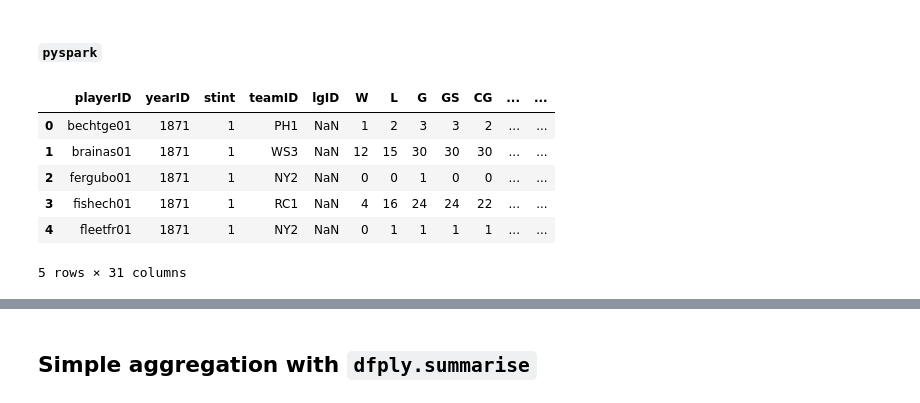
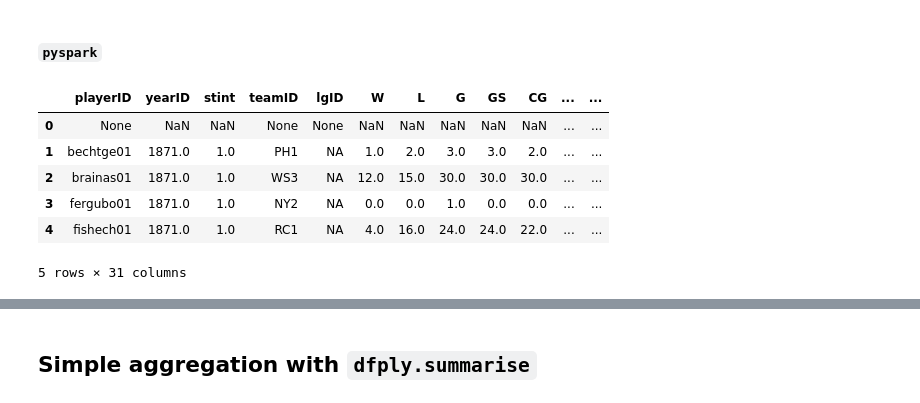
Before and after one commit to SMiertschin/DSCI430, a Jupyter notebook: 2_5_Aggregation_SM.ipynb, the cells around one changed output, grey strips where cells are left out. Drawn from its saved outputs; the diff is of its cells as text; code cells hidden in the pictures.

```diff
--- a/2_5_Aggregation_SM.ipynb
+++ b/2_5_Aggregation_SM.ipynb
@@ -84,21 +84,22 @@ pd.read_sql_query(stmt, con=pitching_eng)
 # %%
 from pyspark.sql import SparkSession
 from more_pyspark import get_spark_types, to_pandas
 
 spark = SparkSession.builder.appName('Ops').getOrCreate()
 
 schema = get_spark_types(pitching, keys=['id'])
 
-pitching_spark = spark.createDataFrame(pitching, schema=schema)
+#pitching_spark = spark.createDataFrame(pitching, schema=schema)
+pitching_spark = spark.read.csv('./Data/baseball/core/Pitching.csv',schema=schema)
 (pitching_spark.
    take(5)) >> to_pandas
 # %% [output]
 |  | playerID | yearID | stint | teamID | lgID | W | L | G | GS | CG | ... | ... |
-| 0 | bechtge01 | 1871 | 1 | PH1 | NaN | 1 | 2 | 3 | 3 | 2 | ... | ... |
-| 1 | brainas01 | 1871 | 1 | WS3 | NaN | 12 | 15 | 30 | 30 | 30 | ... | ... |
-| 2 | fergubo01 | 1871 | 1 | NY2 | NaN | 0 | 0 | 1 | 0 | 0 | ... | ... |
-| 3 | fishech01 | 1871 | 1 | RC1 | NaN | 4 | 16 | 24 | 24 | 22 | ... | ... |
-| 4 | fleetfr01 | 1871 | 1 | NY2 | NaN | 0 | 1 | 1 | 1 | 1 | ... | ... |
+| 0 | None | NaN | NaN | None | None | NaN | NaN | NaN | NaN | NaN | ... | ... |
+| 1 | bechtge01 | 1871.0 | 1.0 | PH1 | NA | 1.0 | 2.0 | 3.0 | 3.0 | 2.0 | ... | ... |
+| 2 | brainas01 | 1871.0 | 1.0 | WS3 | NA | 12.0 | 15.0 | 30.0 | 30.0 | 30.0 | ... | ... |
+| 3 | fergubo01 | 1871.0 | 1.0 | NY2 | NA | 0.0 | 0.0 | 1.0 | 0.0 | 0.0 | ... | ... |
+| 4 | fishech01 | 1871.0 | 1.0 | RC1 | NA | 4.0 | 16.0 | 24.0 | 24.0 | 22.0 | ... | ... |
 5 rows × 31 columns
 # %% [markdown]
 ## Simple Aggregation
```
Also changed, not shown: parts of 5 cells of this notebook.
